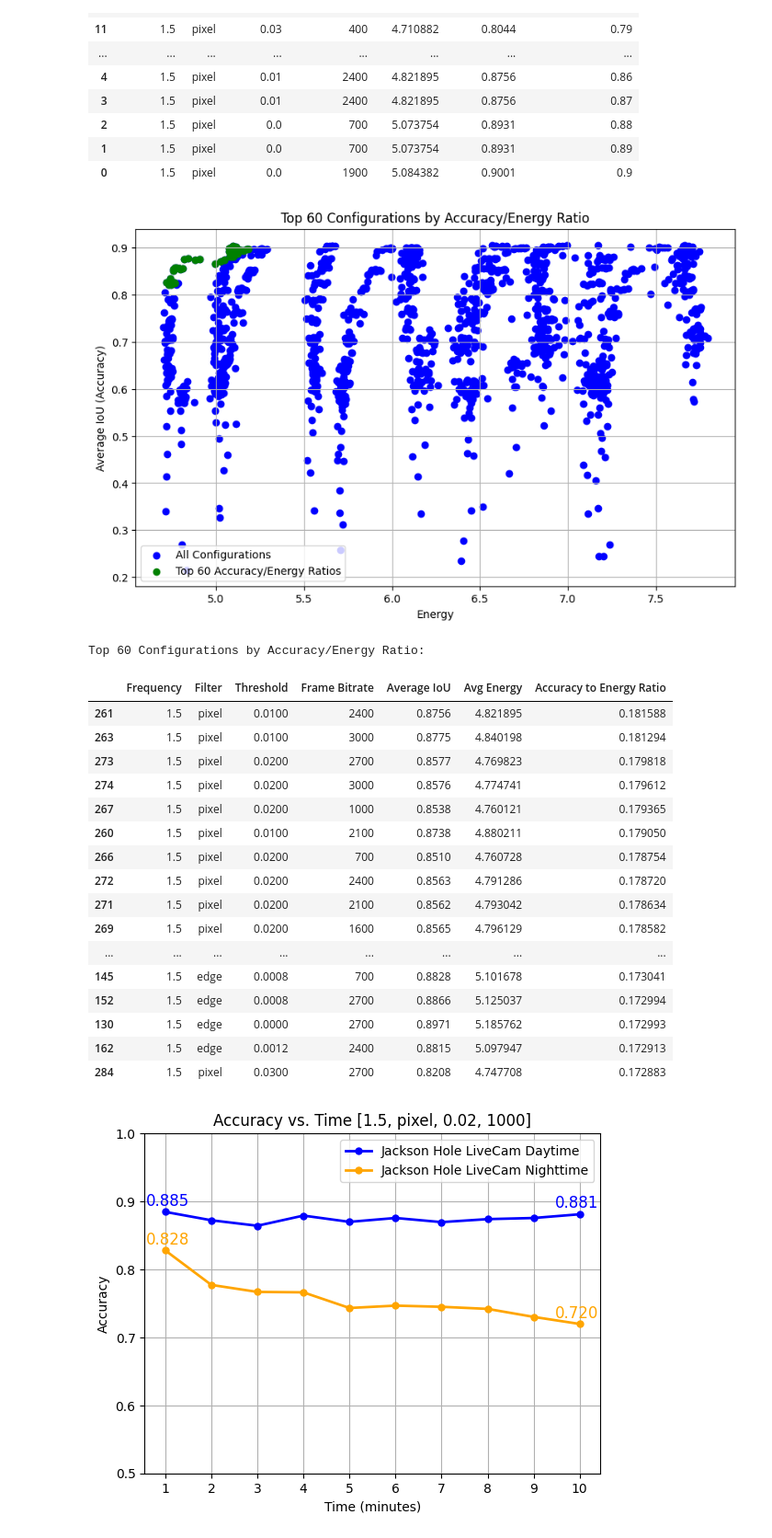
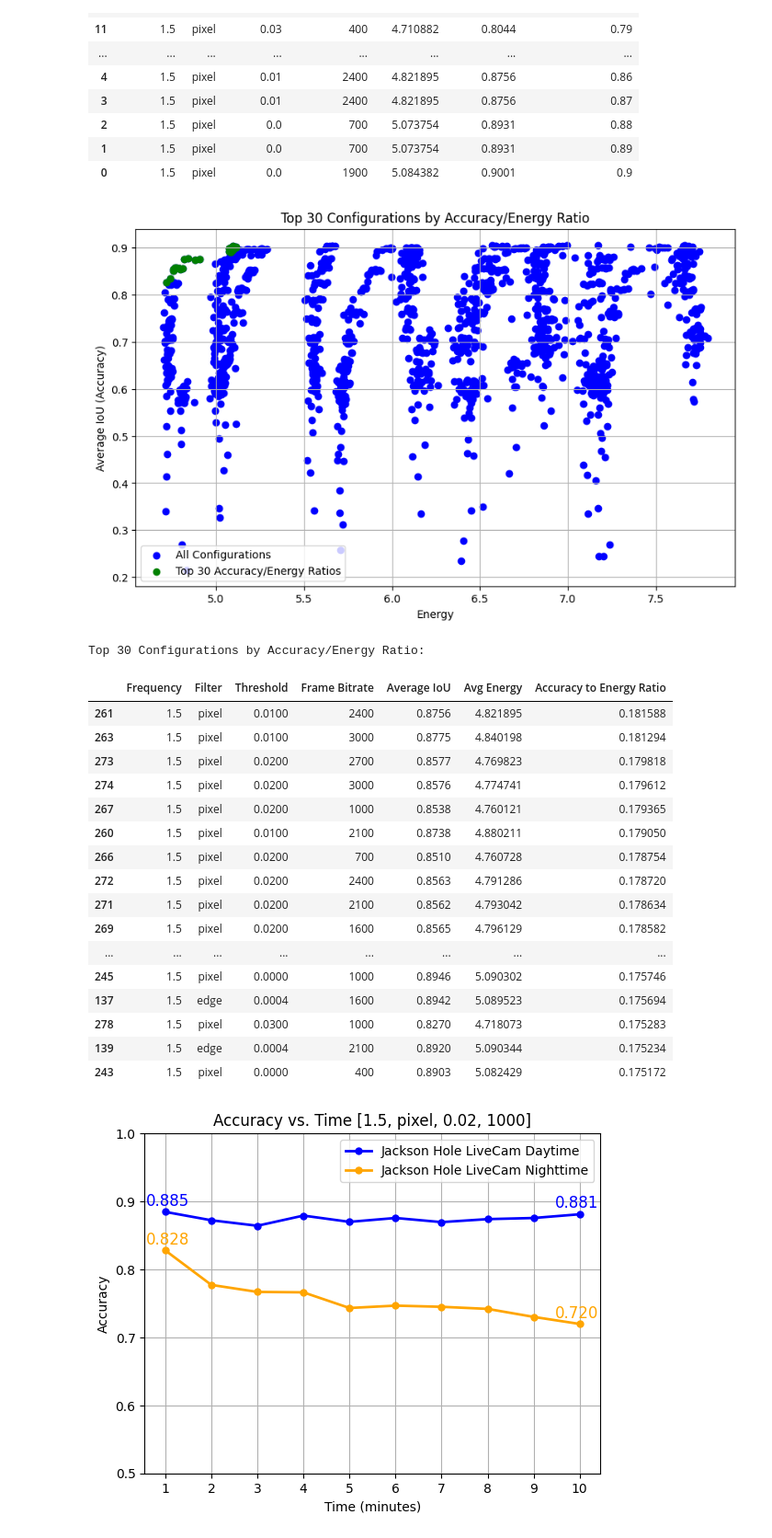
Before and after one commit to bencivjan/ecolens, a Jupyter notebook: viz/viz.ipynb, the cells around one changed output. Shown at 92% size. Drawn from its saved outputs; the diff is of its cells as text; code cells hidden in the pictures.

```diff
--- a/viz/viz.ipynb
+++ b/viz/viz.ipynb
@@ -185,34 +186,34 @@ config_thresh_df
 # %%
 # Calculate the accuracy/energy ratio
 merged_df['Accuracy to Energy Ratio'] = merged_df['Average IoU'] / merged_df['Avg Energy']
 
 # Get the top k configurations by Accuracy to Energy Ratio
-k = 60  # Change this to the number of configurations you want
+k = 30  # Change this to the number of configurations you want
 top_k_df = merged_df.nlargest(k, 'Accuracy to Energy Ratio')
 
 # Plotting the full dataset
 plt.figure(figsize=(10, 6))
 plt.scatter(merged_df['Avg Energy'], merged_df['Average IoU'], color='b', label='All Configurations')
 
 # Plot the top k configurations
 plt.scatter(top_k_df['Avg Energy'], top_k_df['Average IoU'], color='g', label=f'Top {k} Accuracy/Energy Ratios')
 
 # Labels and title
 plt.xlabel('Energy')
 plt.ylabel('Average IoU (Accuracy)')
 plt.title(f'Top {k} Configurations by Accuracy/Energy Ratio')
 
 # Add grid and show the plot
 plt.grid(True)
 plt.legend()
 plt.show()
 
 # Output the top k configurations
 print(f"Top {k} Configurations by Accuracy/Energy Ratio:")
 top_k_df
 # %% [output]
-[figure, old version]
+[figure, new version]
-Top 60 Configurations by Accuracy/Energy Ratio:
+Top 30 Configurations by Accuracy/Energy Ratio:
 |  | Frequency | Filter | Threshold | Frame Bitrate | Average IoU | Avg Energy | Accuracy to Energy Ratio |
 | 261 | 1.5 | pixel | 0.0100 | 2400 | 0.8756 | 4.821895 | 0.181588 |
 | 263 | 1.5 | pixel | 0.0100 | 3000 | 0.8775 | 4.840198 | 0.181294 |
@@ -225,11 +226,11 @@ Top 60 Configurations by Accuracy/Energy Ratio:
 | 271 | 1.5 | pixel | 0.0200 | 2100 | 0.8562 | 4.793042 | 0.178634 |
 | 269 | 1.5 | pixel | 0.0200 | 1600 | 0.8565 | 4.796129 | 0.178582 |
 | ... | ... | ... | ... | ... | ... | ... | ... |
-| 145 | 1.5 | edge | 0.0008 | 700 | 0.8828 | 5.101678 | 0.173041 |
-| 152 | 1.5 | edge | 0.0008 | 2700 | 0.8866 | 5.125037 | 0.172994 |
-| 130 | 1.5 | edge | 0.0000 | 2700 | 0.8971 | 5.185762 | 0.172993 |
-| 162 | 1.5 | edge | 0.0012 | 2400 | 0.8815 | 5.097947 | 0.172913 |
-| 284 | 1.5 | pixel | 0.0300 | 2700 | 0.8208 | 4.747708 | 0.172883 |
+| 245 | 1.5 | pixel | 0.0000 | 1000 | 0.8946 | 5.090302 | 0.175746 |
+| 137 | 1.5 | edge | 0.0004 | 1600 | 0.8942 | 5.089523 | 0.175694 |
+| 278 | 1.5 | pixel | 0.0300 | 1000 | 0.8270 | 4.718073 | 0.175283 |
+| 139 | 1.5 | edge | 0.0004 | 2100 | 0.8920 | 5.090344 | 0.175234 |
+| 243 | 1.5 | pixel | 0.0000 | 400 | 0.8903 | 5.082429 | 0.175172 |
 # %%
 # Plot video accuracy over time for 1.5,pixel,0.02,1000
 
```
Also changed, not shown: parts of 9 cells of this notebook, 4 other files.
